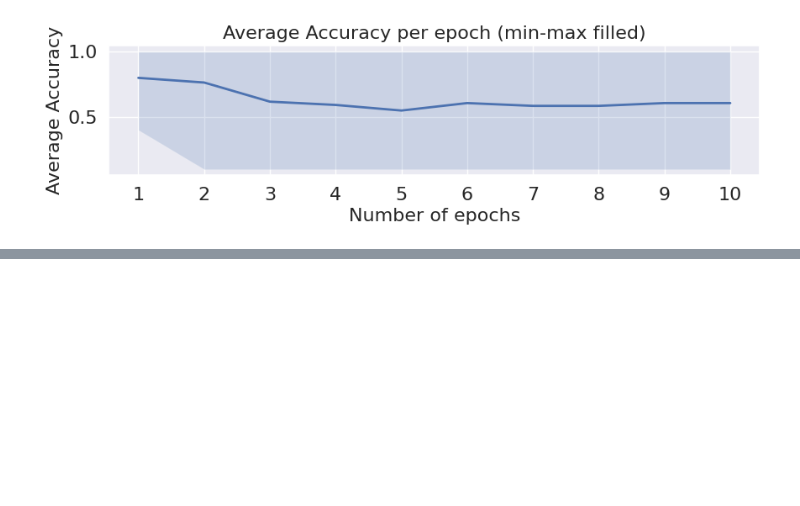
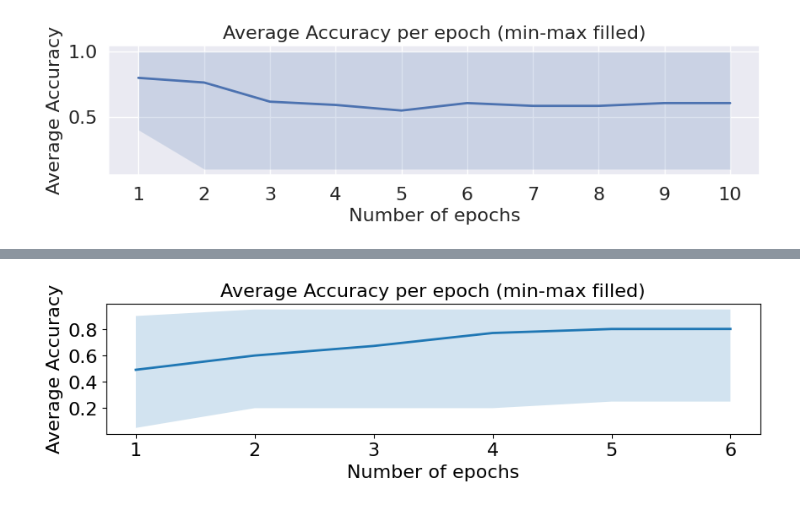
Before and after one commit to HAAIL/llm-prompt-engineering, a Jupyter notebook: mixtral_single_graded.ipynb, the cells around one changed output, grey strips where cells are left out. Saved outputs shown, nothing was run; the diff lists cells and outputs as text; code cells hidden in the pictures; blank space fills up the shorter version.

```diff
--- a/mixtral_single_graded.ipynb
+++ b/mixtral_single_graded.ipynb
@@ -1022,3 +1022,12 @@ plt.gcf().set_size_inches(10, 2)  # Set the figure size
 plt.show()
 # %% [output]
 [figure]
+# %%
+sg_results = {}
+output_dir = 'pickles/single_graded/mixtral/adjusted_5/adaptability_true/'
+for result_pkl in os.listdir(output_dir):
+    if '.pkl' in result_pkl:
+        with open(output_dir + result_pkl, 'rb') as file:
+            toxicity = result_pkl.split('.')[0]
+            sg_results[toxicity] = pickle.load(file)
+print('len(sg_results):', len(sg_results))
@@ -1024,0 +1176,13 @@ plt.show()
+# %%
+# plot the average and min-max accuracy per epoch
+plt.plot(np.arange(1, 7), avg_acc, linewidth=2)  # Enlarge line width
+plt.fill_between(np.arange(1, 7), min_acc, max_acc, alpha=0.2)
+plt.xlabel('Number of epochs', fontsize=16)  # Enlarge font size
+plt.ylabel('Average Accuracy', fontsize=16)  # Enlarge font size
+plt.xticks(np.arange(1, 7, 1), fontsize=16)  # Enlarge tick label font size
+plt.yticks(fontsize=16)  # Enlarge tick label font size
+plt.title('Average Accuracy per epoch (min-max filled)', fontsize=16)  # Enlarge font size
+plt.gcf().set_size_inches(10, 2)  # Set the figure size
+plt.show()
+# %% [output]
+[figure, added]
```
Also changed, not shown: parts of 10 cells of this notebook, 9 other files.
